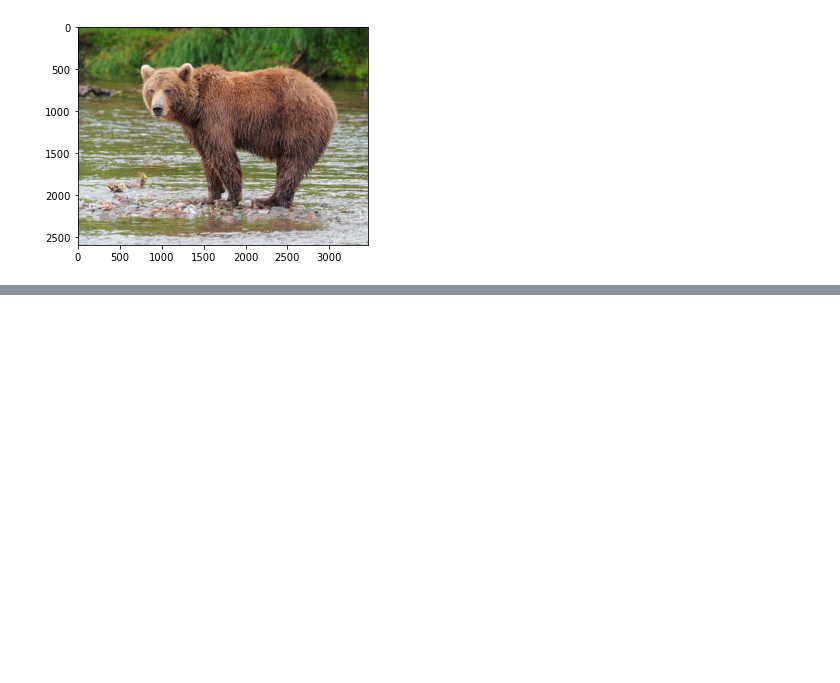
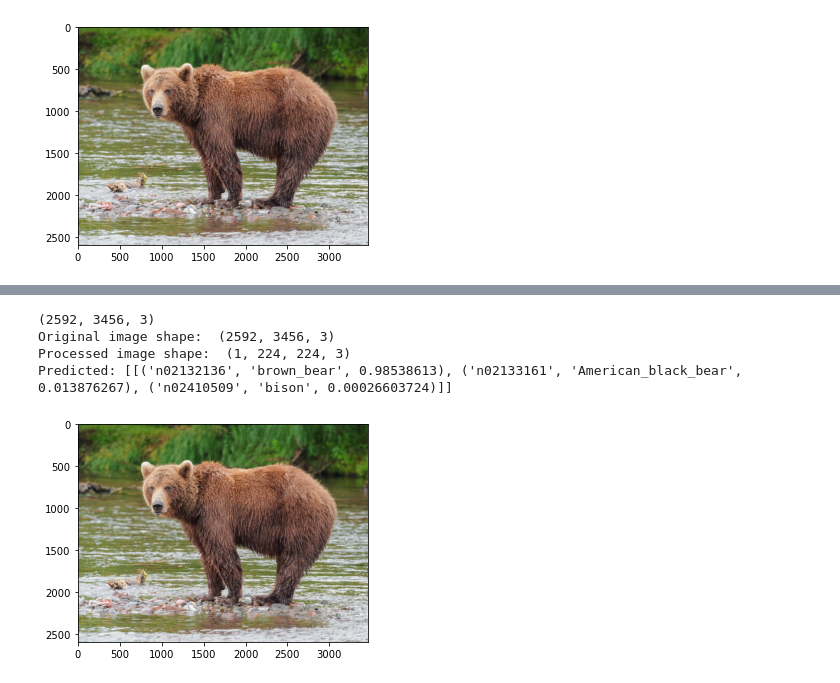
Before and after one commit to felixm3/coursework-workshops-bootcamps-lectures-etc, a Jupyter notebook: nvidia-dli-fundamentals-of-deep-learning/05_pretrained_models.ipynb, the cells around one changed output, grey strips where cells are left out. Drawn from its saved outputs; the diff is of its cells as text; code cells hidden in the pictures; blank space fills up the shorter version.

```diff
--- a/nvidia-dli-fundamentals-of-deep-learning/05_pretrained_models.ipynb
+++ b/nvidia-dli-fundamentals-of-deep-learning/05_pretrained_models.ipynb
@@ -75,0 +99,8 @@ Processed image shape:  (1, 224, 224, 3)
+# %%
+readable_prediction("data/doggy_door_images/brown_bear.jpg")
+# %% [output]
+(2592, 3456, 3)
+Original image shape:  (2592, 3456, 3)
+Processed image shape:  (1, 224, 224, 3)
+Predicted: [[('n02132136', 'brown_bear', 0.98538613), ('n02133161', 'American_black_bear', 0.013876267), ('n02410509', 'bison', 0.00026603724)]]
+[figure, added]
```
Also changed, not shown: parts of 9 cells of this notebook, 3 other files.
